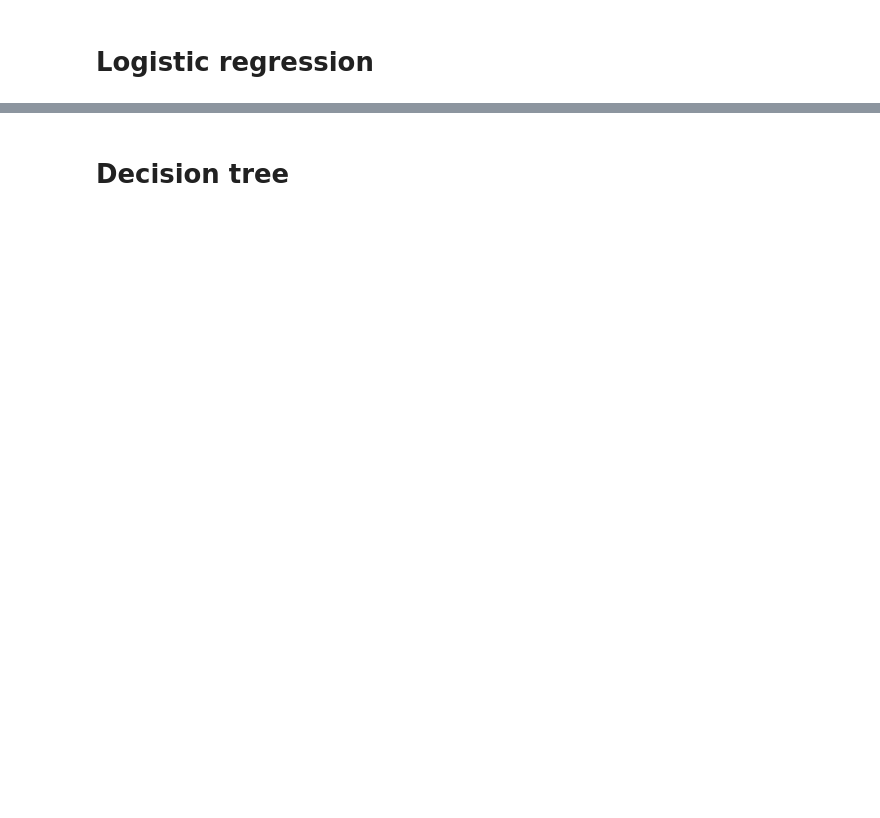
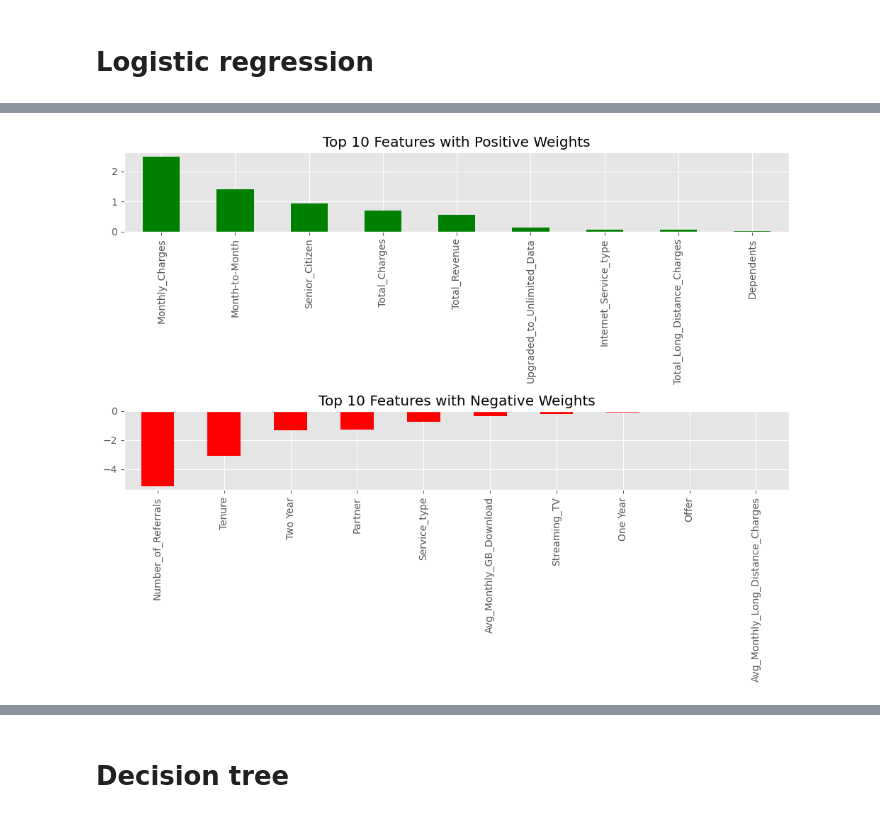
Before and after one commit to oneeyed-yggdrasil/CustomerSatisfaction, a Jupyter notebook: cc_new_01.ipynb, the cells around one changed output, grey strips where cells are left out. Drawn from its saved outputs; the diff is of its cells as text; code cells hidden in the pictures; blank space fills up the shorter version.

```diff
--- a/cc_new_01.ipynb
+++ b/cc_new_01.ipynb
@@ -787,0 +885,16 @@ print (weights.sort_values(ascending = False)[:10].plot(kind='bar'))
+# %%
+positive_weights = weights[weights > 0].sort_values(ascending=False)[:10]
+negative_weights = weights[weights < 0].sort_values(ascending=True)[:10]
+
+fig, axes = plt.subplots(nrows=2, ncols=1, figsize=(10, 8))
+
+positive_weights.plot(kind='bar', ax=axes[0], color='green')
+axes[0].set_title('Top 10 Features with Positive Weights')
+
+negative_weights.plot(kind='bar', ax=axes[1], color='red')
+axes[1].set_title('Top 10 Features with Negative Weights')
+
+plt.tight_layout()
+plt.show()
+# %% [output]
+[figure, added]
```
Also changed, not shown: parts of 11 cells of this notebook, 1 other file.
